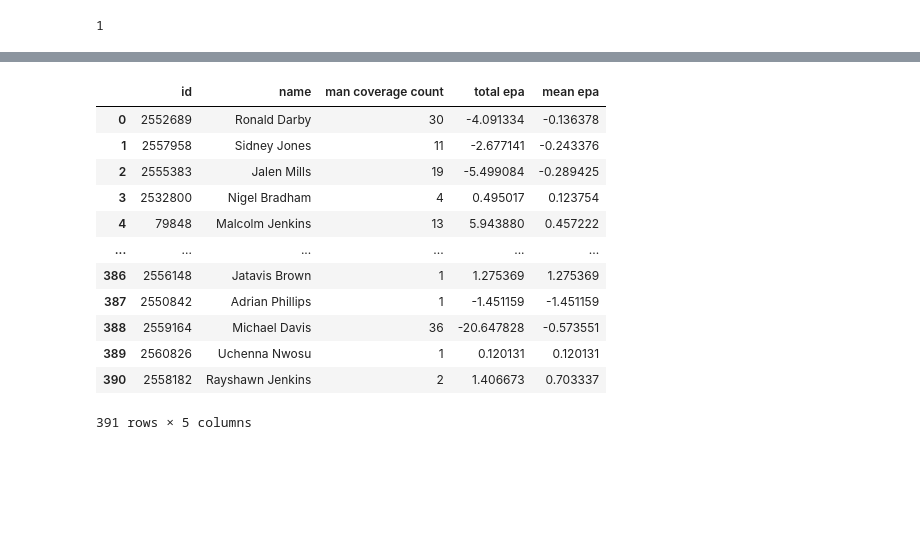
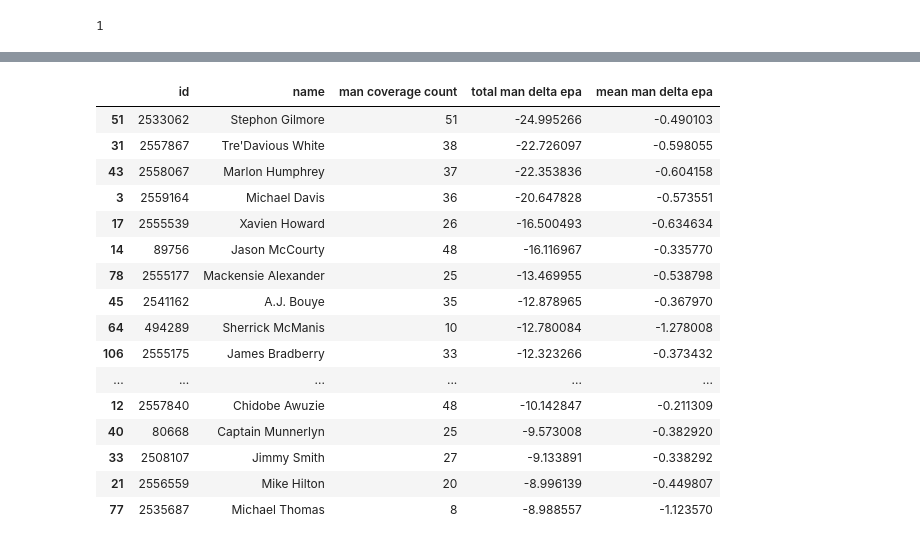
Before and after one commit to jhowenstein/nfl-big-data, a Jupyter notebook: notebooks/feature/Man Production Reduction.ipynb, the cells around one changed output, grey strips where cells are left out. Drawn from its saved outputs; the diff is of its cells as text; code cells hidden in the pictures; blank space fills up the shorter version.

```diff
--- a/notebooks/feature/Man Production Reduction.ipynb
+++ b/notebooks/feature/Man Production Reduction.ipynb
@@ -76,7 +79,7 @@ LAC - week15
 LAC - week16
 LAC - week17
 # %%
-off_production = pd.read_csv(os.path.join(basepath,'offensive production.csv'),index_col=0)
+off_production = pd.read_csv(os.path.join(basepath,'calculated-data','offensive production.csv'),index_col=0)
 # %%
 plays = analysis.return_plays(target_coverage='man')
 # %% [output]
@@ -127,4 +130,6 @@ for play in plays:
 columns = ['db nflId', 'db name','rc nflId', 'rc name', 'play epa', 'expected epa', 'epa delta']
 # %%
 results = pd.DataFrame(results, columns=columns)
+# %%
+results = results.sort_values('play epa')
 # %%
@@ -177,20 +173,26 @@ for _id in results['db nflId'].unique():
 
     totals.append([_id,db_name, nPlays, db_epa_total, db_epa_mean])
 # %%
-totals = pd.DataFrame(totals,columns=['id','name','man coverage count','total epa','mean epa'])
+totals = pd.DataFrame(totals,columns=['id','name','man coverage count','total man delta epa','mean man delta epa'])
+# %%
+totals = totals.sort_values('total man delta epa')
 # %%
-totals
+totals.head(20)
 # %% [output]
-|  | id | name | man coverage count | total epa | mean epa |
-| 0 | 2552689 | Ronald Darby | 30 | -4.091334 | -0.136378 |
-| 1 | 2557958 | Sidney Jones | 11 | -2.677141 | -0.243376 |
-| 2 | 2555383 | Jalen Mills | 19 | -5.499084 | -0.289425 |
-| 3 | 2532800 | Nigel Bradham | 4 | 0.495017 | 0.123754 |
-| 4 | 79848 | Malcolm Jenkins | 13 | 5.943880 | 0.457222 |
+|  | id | name | man coverage count | total man delta epa | mean man delta epa |
+| 51 | 2533062 | Stephon Gilmore | 51 | -24.995266 | -0.490103 |
+| 31 | 2557867 | Tre'Davious White | 38 | -22.726097 | -0.598055 |
+| 43 | 2558067 | Marlon Humphrey | 37 | -22.353836 | -0.604158 |
+| 3 | 2559164 | Michael Davis | 36 | -20.647828 | -0.573551 |
+| 17 | 2555539 | Xavien Howard | 26 | -16.500493 | -0.634634 |
+| 14 | 89756 | Jason McCourty | 48 | -16.116967 | -0.335770 |
+| 78 | 2555177 | Mackensie Alexander | 25 | -13.469955 | -0.538798 |
+| 45 | 2541162 | A.J. Bouye | 35 | -12.878965 | -0.367970 |
+| 64 | 494289 | Sherrick McManis | 10 | -12.780084 | -1.278008 |
+| 106 | 2555175 | James Bradberry | 33 | -12.323266 | -0.373432 |
 | ... | ... | ... | ... | ... | ... |
-| 386 | 2556148 | Jatavis Brown | 1 | 1.275369 | 1.275369 |
-| 387 | 2550842 | Adrian Phillips | 1 | -1.451159 | -1.451159 |
-| 388 | 2559164 | Michael Davis | 36 | -20.647828 | -0.573551 |
-| 389 | 2560826 | Uchenna Nwosu | 1 | 0.120131 | 0.120131 |
-| 390 | 2558182 | Rayshawn Jenkins | 2 | 1.406673 | 0.703337 |
+| 12 | 2557840 | Chidobe Awuzie | 48 | -10.142847 | -0.211309 |
+| 40 | 80668 | Captain Munnerlyn | 25 | -9.573008 | -0.382920 |
+| 33 | 2508107 | Jimmy Smith | 27 | -9.133891 | -0.338292 |
+| 21 | 2556559 | Mike Hilton | 20 | -8.996139 | -0.449807 |
+| 77 | 2535687 | Michael Thomas | 8 | -8.988557 | -1.123570 |
-391 rows × 5 columns
```
Also changed, not shown: parts of 13 cells of this notebook, 24 other files.
